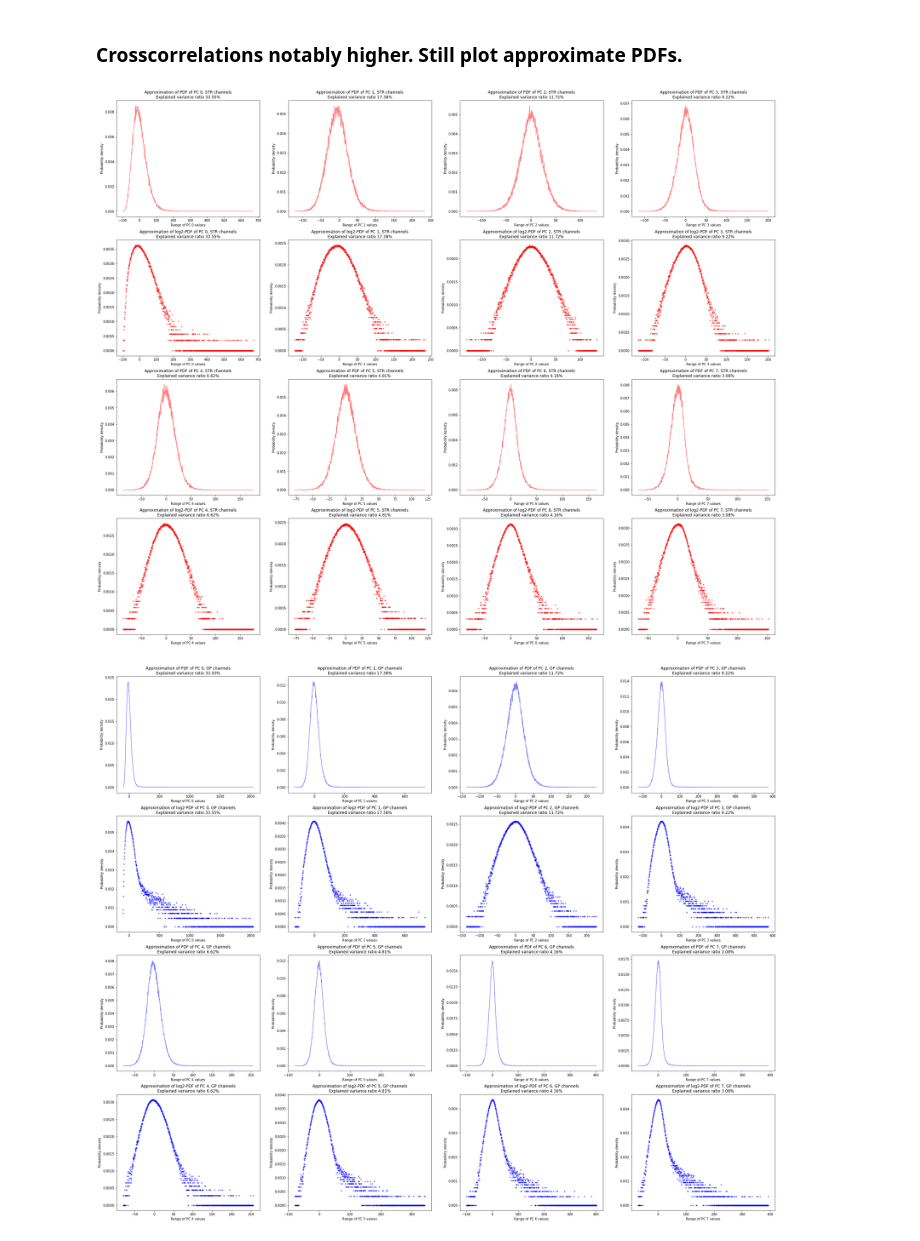
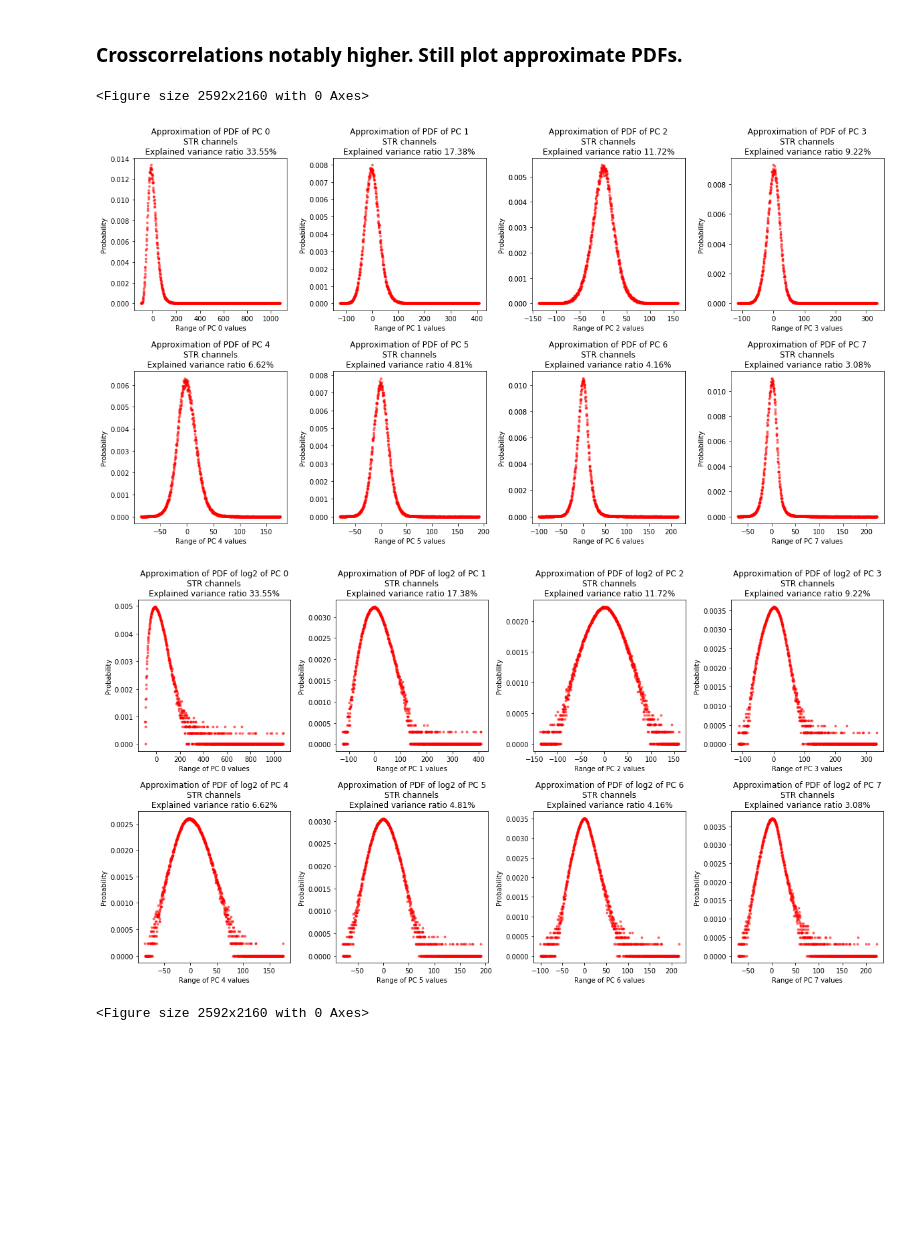
Before and after one commit to miriamvall/DD142X, a Jupyter notebook: code/notebooks/PCA 5.ipynb, the cells around one changed output. Cells and saved outputs as stored; diff of their text form; code cells hidden in the pictures; blank space fills up the shorter version.

```diff
--- a/code/notebooks/PCA 5.ipynb
+++ b/code/notebooks/PCA 5.ipynb
@@ -278,30 +329,56 @@ Maximum absolute crosscorrelation between principal component 7 and other, exclu
 # %%
 for channel, pcs, col in zip(["STR", "GP"], [pcs_str, pcs_gp], ['r', 'b']):
     plt.figure(figsize = (36, 30))
     for idx, (pos1, pos2) in zip(
         range(0, n_components),
         [(1, 5), (2, 6), (3, 7), (4, 8),
          (9, 13), (10, 14), (11, 15), (12, 16)]
     ):
         xs, ys, yslg2 = aprx_pdf_1d(pcs[ : , idx])
 
-        plt.subplot(4, 4, pos1)
+    pdfs = []
+    pdfslg2 = []
+
+    for idx in range(n_components):
+        xs, ys, yslg2 = aprx_pdf_1d(all_pcs[ : , idx])
+        pdfs.append((xs, ys))
+        pdfslg2.append((xs, yslg2))
+
+    figsize = (20, 10)
+
+    plt.figure(figsize = figsize)
+    for idx, (xs, ys) in enumerate(pdfs):
+        plt.subplot(2, 4, idx + 1)
         plt.xlabel(f"Range of PC {idx} values")
-        plt.ylabel(f"Probability density")
-        plt.title(f"Approximation of PDF of PC {idx}, {channel} channels" + \
-        f"\nExplained variance ratio {round(pca_model.explained_variance_ratio_[idx] * 100, 2)}%")
-        plt.plot(xs, ys, col, alpha = 0.5)
-
-        plt.subplot(4, 4, pos2)
-        plt.xlabel(f"Range of PC {idx} values")
-        plt.ylabel(f"Probability density")
-        plt.title(f"Approximation of log2-PDF of PC {idx}, {channel} channels" + \
-        f"\nExplained variance ratio {round(pca_model.explained_variance_ratio_[idx] * 100, 2)}%")
-        plt.plot(xs, yslg2, col + '.', alpha = 0.5)
-
-    plt.savefig(f"../_data/PCA/PCA5.PDFs.{channel}.png")
+        plt.ylabel("Probability")
+        plt.title(
+            f"Approximation of PDF of PC {idx}\n" + \
+            f"{channel} channels\n" +
+            f"Explained variance ratio {round(pca_model.explained_variance_ratio_[idx] * 100, 2)}%"
+        )
+        plt.plot(xs, ys, col + '.', alpha = 0.5)
+    plt.subplots_adjust(wspace = 0.3, hspace = 0.4)
+    plt.savefig(f"../_data/PCA/PCA5.pdfsKex.{channel}.png")
     plt.show()
     plt.close()
+
+    plt.figure(figsize = figsize)
+    for idx, (xs, ys) in enumerate(pdfslg2):
+        plt.subplot(2, 4, idx + 1)
+        plt.xlabel(f"Range of PC {idx} values")
+        plt.ylabel("Probability")
+        plt.title(
+            f"Approximation of PDF of log2 of PC {idx}\n" + \
+            f"{channel} channels\n" +
+            f"Explained variance ratio {round(pca_model.explained_variance_ratio_[idx] * 100, 2)}%"
+        )
+        plt.plot(xs, ys, col + '.', alpha = 0.5)
+    plt.subplots_adjust(wspace = 0.3, hspace = 0.4)
+    plt.savefig(f"../_data/PCA/PCA5.pdfsKexlg2.{channel}.png")
+    plt.show()
+    plt.close()
 # %% [output]
+<Figure size 2592x2160 with 0 Axes>
-[figure, old version]
+[figure, new version]
-[figure, old version]
+[figure, new version]
+<Figure size 2592x2160 with 0 Axes>
```
Also changed, not shown: parts of 5 cells of this notebook, 48 other files.
